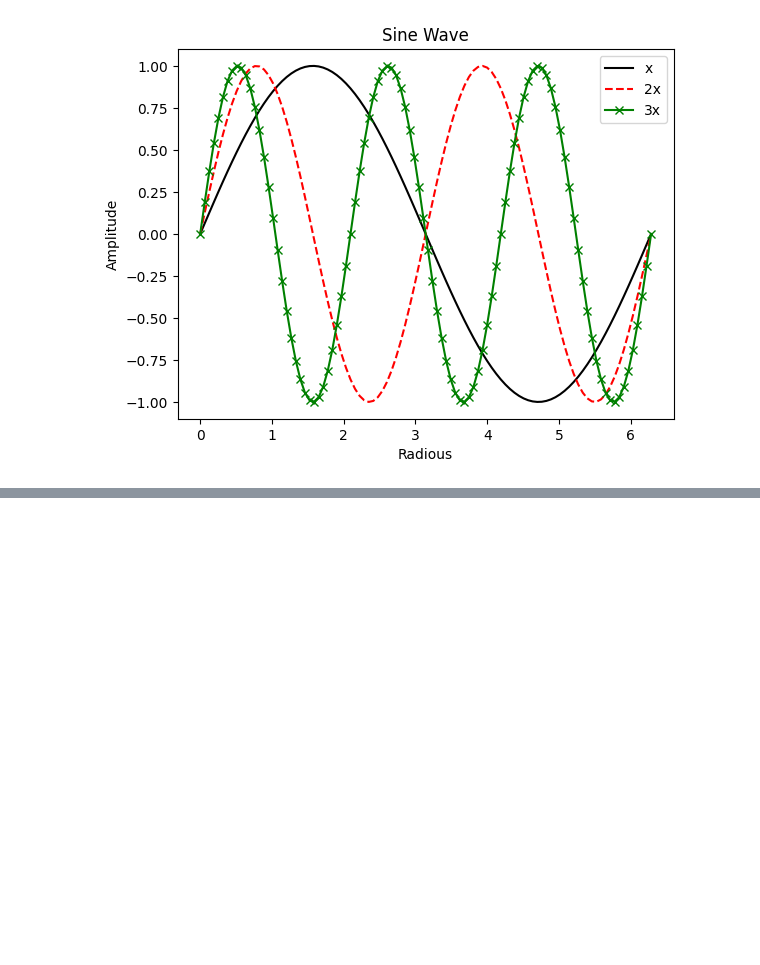
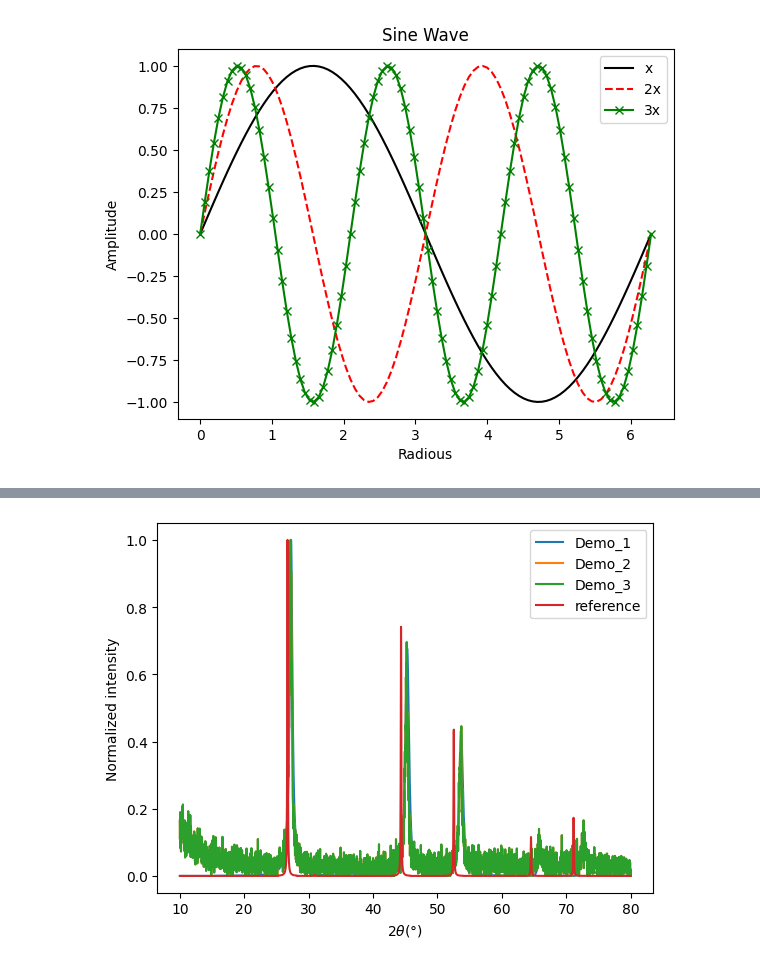
Before and after one commit to VolHC/Lab_plot_tutorial, a Jupyter notebook: Basic_plot/notebooks/lesson_one.ipynb, the cells around one changed output, grey strips where cells are left out. Saved outputs shown, nothing was run; the diff lists cells and outputs as text; code cells hidden in the pictures; blank space fills up the shorter version.

```diff
--- a/Basic_plot/notebooks/lesson_one.ipynb
+++ b/Basic_plot/notebooks/lesson_one.ipynb
@@ -79,0 +121,20 @@ for n in fn:
+# %%
+# Use for loop to plot "Normalized" diffraction data
+
+#Define a function for Intensity normalization.
+def normalize_intensity(intensity):
+    Nor_Int = intensity/max(intensity)
+    return(Nor_Int)
+
+for i in range(4):
+    plot_x = xye[i][0]
+    plot_y = normalize_intensity(xye[i][1])
+    plt.plot(plot_x, plot_y, linestyle='-', label=labels[i])
+
+plt.xlabel('2' + r'$\theta$' +'(\u00b0)')
+plt.ylabel('Normalized intensity')
+plt.xlim()
+plt.legend()
+plt.show()
+# %% [output]
+[figure, added]
```
Also changed, not shown: parts of 4 cells of this notebook, 1 other file.
